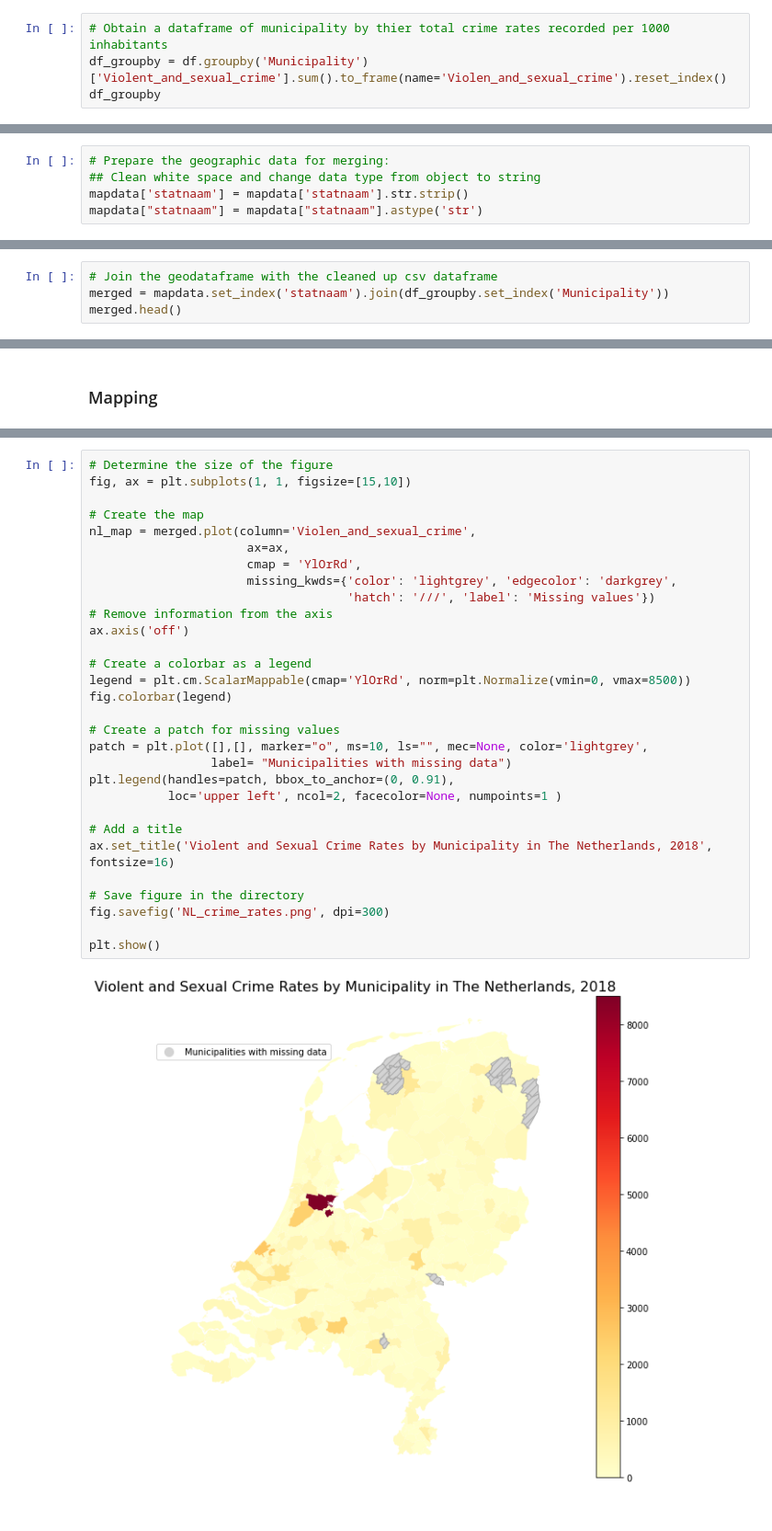
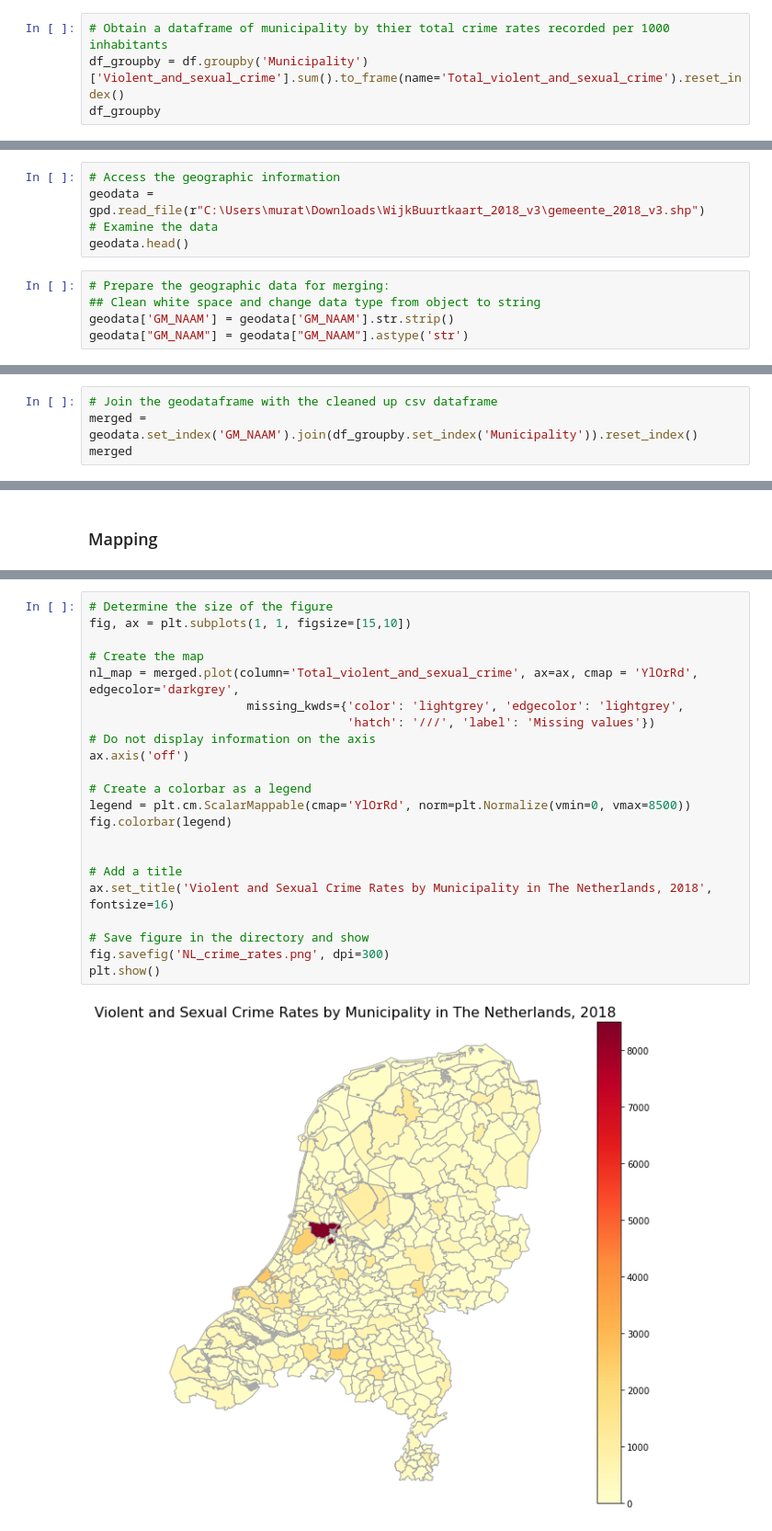
Before and after one commit to muratko357/Netherlands-Crime-Analysis, a Jupyter notebook: NL_Crime_rates_by_municipality.ipynb, the cells around one changed output, grey strips where cells are left out. Shown at 92% size. Cells and saved outputs as stored; diff of their text form.

```diff
--- a/NL_Crime_rates_by_municipality.ipynb
+++ b/NL_Crime_rates_by_municipality.ipynb
@@ -42,5 +45,5 @@ df.head()
 # %%
 # Obtain a dataframe of municipality by thier total crime rates recorded per 1000 inhabitants
-df_groupby = df.groupby('Municipality')['Violent_and_sexual_crime'].sum().to_frame(name='Violen_and_sexual_crime').reset_index()
+df_groupby = df.groupby('Municipality')['Violent_and_sexual_crime'].sum().to_frame(name='Total_violent_and_sexual_crime').reset_index()
 df_groupby
 # %% [output]
@@ -68,6 +66,11 @@ mapdata.head(1)
+# %%
+# Access the geographic information
+geodata = gpd.read_file(r"C:\Users\murat\Downloads\WijkBuurtkaart_2018_v3\gemeente_2018_v3.shp")
+# Examine the data
+geodata.head()
 # %%
 # Prepare the geographic data for merging:
 ## Clean white space and change data type from object to string
-mapdata['statnaam'] = mapdata['statnaam'].str.strip()
-mapdata["statnaam"] = mapdata["statnaam"].astype('str')
+geodata['GM_NAAM'] = geodata['GM_NAAM'].str.strip()
+geodata["GM_NAAM"] = geodata["GM_NAAM"].astype('str')
 # %% [markdown]
@@ -75,4 +78,4 @@ mapdata["statnaam"] = mapdata["statnaam"].astype('str')
 # %%
 # Join the geodataframe with the cleaned up csv dataframe
-merged = mapdata.set_index('statnaam').join(df_groupby.set_index('Municipality'))
-merged.head()
+merged = geodata.set_index('GM_NAAM').join(df_groupby.set_index('Municipality')).reset_index()
+merged
@@ -120,32 +118,24 @@ plt.show()
 # %%
 # Determine the size of the figure
 fig, ax = plt.subplots(1, 1, figsize=[15,10])
 
 # Create the map
-nl_map = merged.plot(column='Violen_and_sexual_crime',
-                      ax=ax,
-                      cmap = 'YlOrRd',
-                      missing_kwds={'color': 'lightgrey', 'edgecolor': 'darkgrey',
+nl_map = merged.plot(column='Total_violent_and_sexual_crime', ax=ax, cmap = 'YlOrRd', edgecolor='darkgrey',
+                      missing_kwds={'color': 'lightgrey', 'edgecolor': 'lightgrey',
                                     'hatch': '///', 'label': 'Missing values'})
-# Remove information from the axis
+# Do not display information on the axis
 ax.axis('off')
 
 # Create a colorbar as a legend
 legend = plt.cm.ScalarMappable(cmap='YlOrRd', norm=plt.Normalize(vmin=0, vmax=8500))
 fig.colorbar(legend)
 
-# Create a patch for missing values
-patch = plt.plot([],[], marker="o", ms=10, ls="", mec=None, color='lightgrey',
-                 label= "Municipalities with missing data")
-plt.legend(handles=patch, bbox_to_anchor=(0, 0.91),
-           loc='upper left', ncol=2, facecolor=None, numpoints=1 )
 
 # Add a title
 ax.set_title('Violent and Sexual Crime Rates by Municipality in The Netherlands, 2018', fontsize=16)
 
-# Save figure in the directory
+# Save figure in the directory and show
 fig.savefig('NL_crime_rates.png', dpi=300)
-
 plt.show()
 # %% [output]
-[figure, old version]
+[figure, new version]
```
Also changed, not shown: parts of 16 cells of this notebook.
